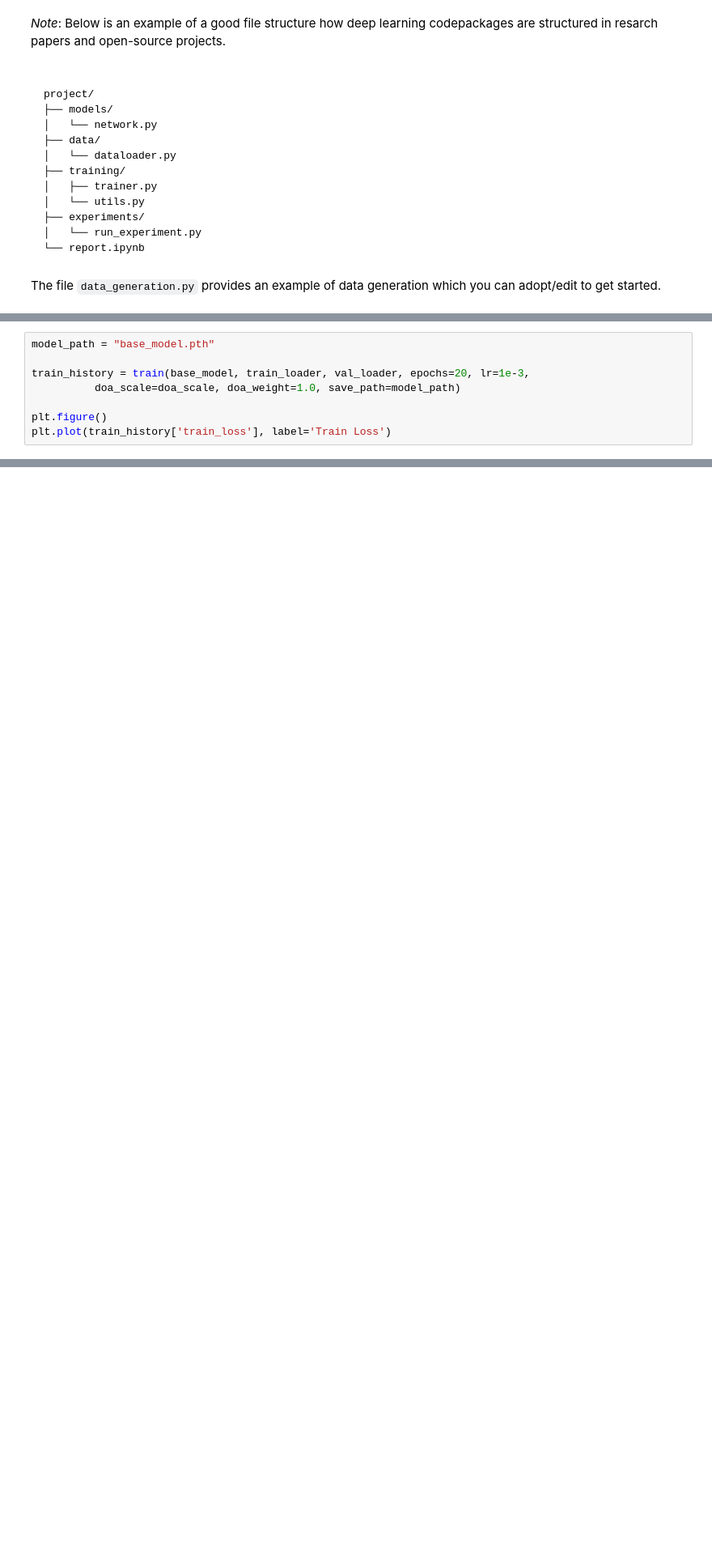
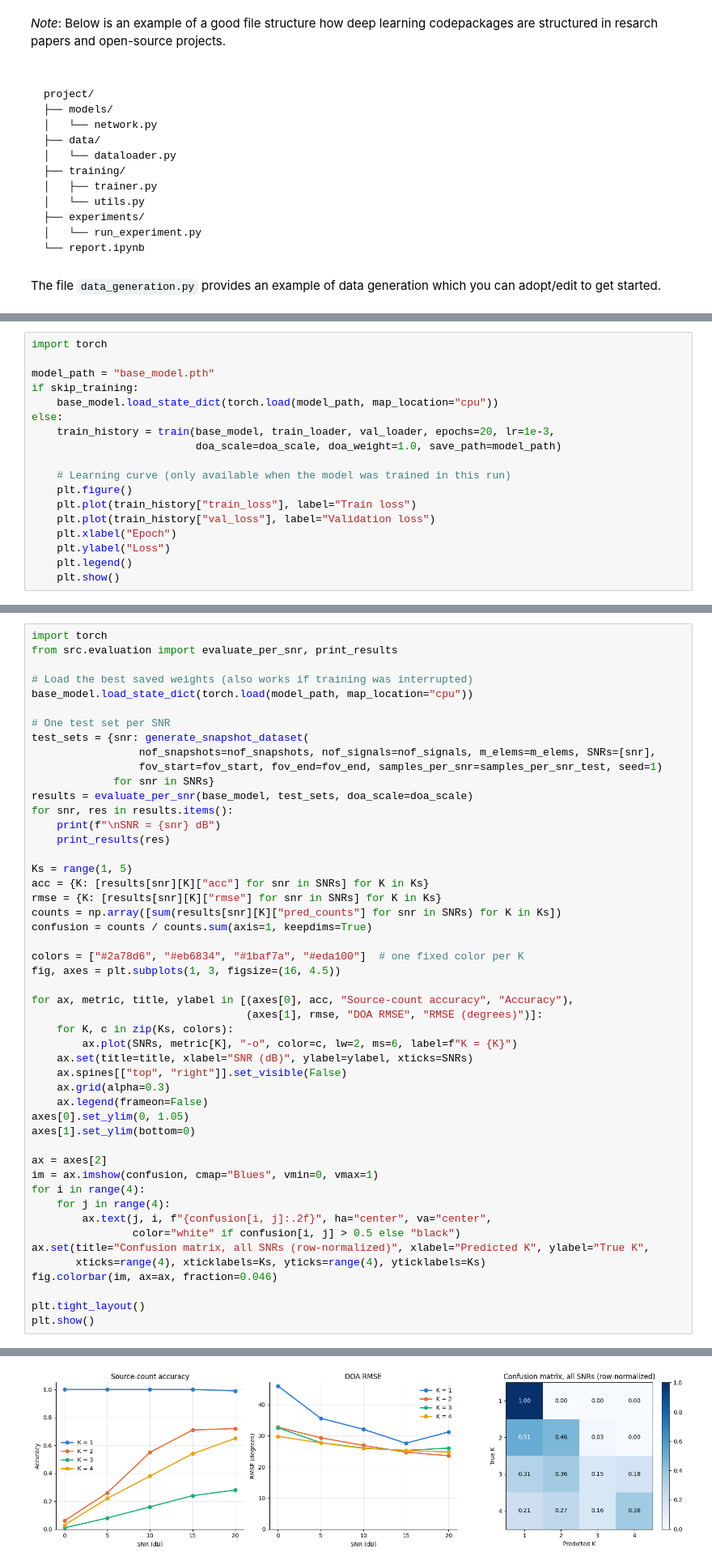
Before and after one commit to kylenamt/DOA_estimation, a Jupyter notebook: HW5.ipynb, the cells around one changed output, grey strips where cells are left out. Shown at 81% size. Cells and saved outputs as stored; diff of their text form; blank space fills up the shorter version.

```diff
--- a/HW5.ipynb
+++ b/HW5.ipynb
@@ -92,10 +98,20 @@ train_loader, val_loader = make_loaders(train_snapshots, train_doas, batch_size=
 test_loader = make_loaders(test_snapshots, test_doas, batch_size=batch_size,
                            val_fraction=0, doa_scale=doa_scale)
 # %%
+import torch
+
 model_path = "base_model.pth"
+if skip_training:
+    base_model.load_state_dict(torch.load(model_path, map_location="cpu"))
+else:
+    train_history = train(base_model, train_loader, val_loader, epochs=20, lr=1e-3,
+                          doa_scale=doa_scale, doa_weight=1.0, save_path=model_path)
 
-train_history = train(base_model, train_loader, val_loader, epochs=20, lr=1e-3,
-          doa_scale=doa_scale, doa_weight=1.0, save_path=model_path)
-
-plt.figure()
-plt.plot(train_history['train_loss'], label='Train Loss')
+    # Learning curve (only available when the model was trained in this run)
+    plt.figure()
+    plt.plot(train_history["train_loss"], label="Train loss")
+    plt.plot(train_history["val_loss"], label="Validation loss")
+    plt.xlabel("Epoch")
+    plt.ylabel("Loss")
+    plt.legend()
+    plt.show()
@@ -124,0 +125,50 @@ Epoch 20: train 1.1271 | val 1.1807 | acc 0.482 | RMSE 27.40 deg
+# %%
+import torch
+from src.evaluation import evaluate_per_snr, print_results
+
+# Load the best saved weights (also works if training was interrupted)
+base_model.load_state_dict(torch.load(model_path, map_location="cpu"))
+
+# One test set per SNR
+test_sets = {snr: generate_snapshot_dataset(
+                 nof_snapshots=nof_snapshots, nof_signals=nof_signals, m_elems=m_elems, SNRs=[snr],
+                 fov_start=fov_start, fov_end=fov_end, samples_per_snr=samples_per_snr_test, seed=1)
+             for snr in SNRs}
+results = evaluate_per_snr(base_model, test_sets, doa_scale=doa_scale)
+for snr, res in results.items():
+    print(f"\nSNR = {snr} dB")
+    print_results(res)
+
+Ks = range(1, 5)
+acc = {K: [results[snr][K]["acc"] for snr in SNRs] for K in Ks}
+rmse = {K: [results[snr][K]["rmse"] for snr in SNRs] for K in Ks}
+counts = np.array([sum(results[snr][K]["pred_counts"] for snr in SNRs) for K in Ks])
+confusion = counts / counts.sum(axis=1, keepdims=True)
+
+colors = ["#2a78d6", "#eb6834", "#1baf7a", "#eda100"]  # one fixed color per K
+fig, axes = plt.subplots(1, 3, figsize=(16, 4.5))
+
+for ax, metric, title, ylabel in [(axes[0], acc, "Source-count accuracy", "Accuracy"),
+                                  (axes[1], rmse, "DOA RMSE", "RMSE (degrees)")]:
+    for K, c in zip(Ks, colors):
+        ax.plot(SNRs, metric[K], "-o", color=c, lw=2, ms=6, label=f"K = {K}")
+    ax.set(title=title, xlabel="SNR (dB)", ylabel=ylabel, xticks=SNRs)
+    ax.spines[["top", "right"]].set_visible(False)
+    ax.grid(alpha=0.3)
+    ax.legend(frameon=False)
+axes[0].set_ylim(0, 1.05)
+axes[1].set_ylim(bottom=0)
+
+ax = axes[2]
+im = ax.imshow(confusion, cmap="Blues", vmin=0, vmax=1)
+for i in range(4):
+    for j in range(4):
+        ax.text(j, i, f"{confusion[i, j]:.2f}", ha="center", va="center",
+                color="white" if confusion[i, j] > 0.5 else "black")
+ax.set(title="Confusion matrix, all SNRs (row-normalized)", xlabel="Predicted K", ylabel="True K",
+       xticks=range(4), xticklabels=Ks, yticks=range(4), yticklabels=Ks)
+fig.colorbar(im, ax=ax, fraction=0.046)
+
+plt.tight_layout()
+plt.show()
+# %% [output]
@@ -124,0 +192 @@ Epoch 20: train 1.1271 | val 1.1807 | acc 0.482 | RMSE 27.40 deg
+[figure, added]
```
Also changed, not shown: parts of 5 cells of this notebook, 2 other files.
